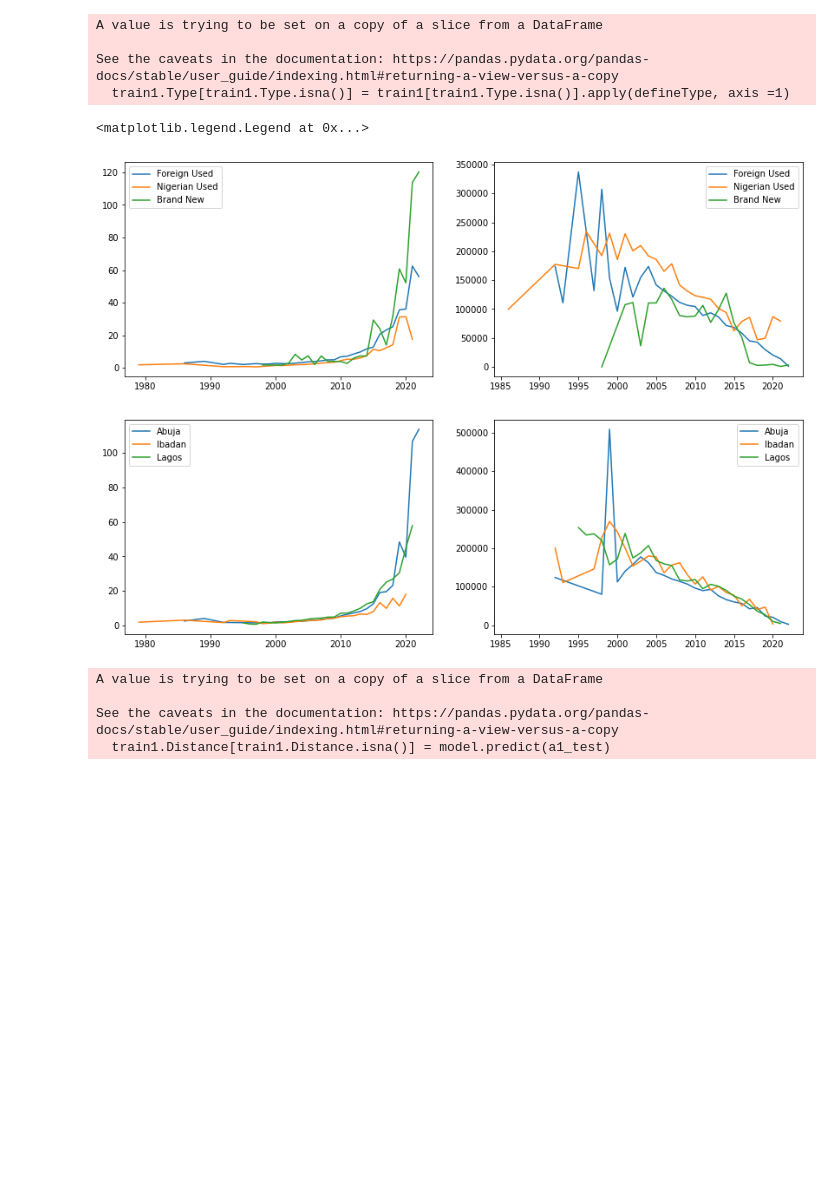
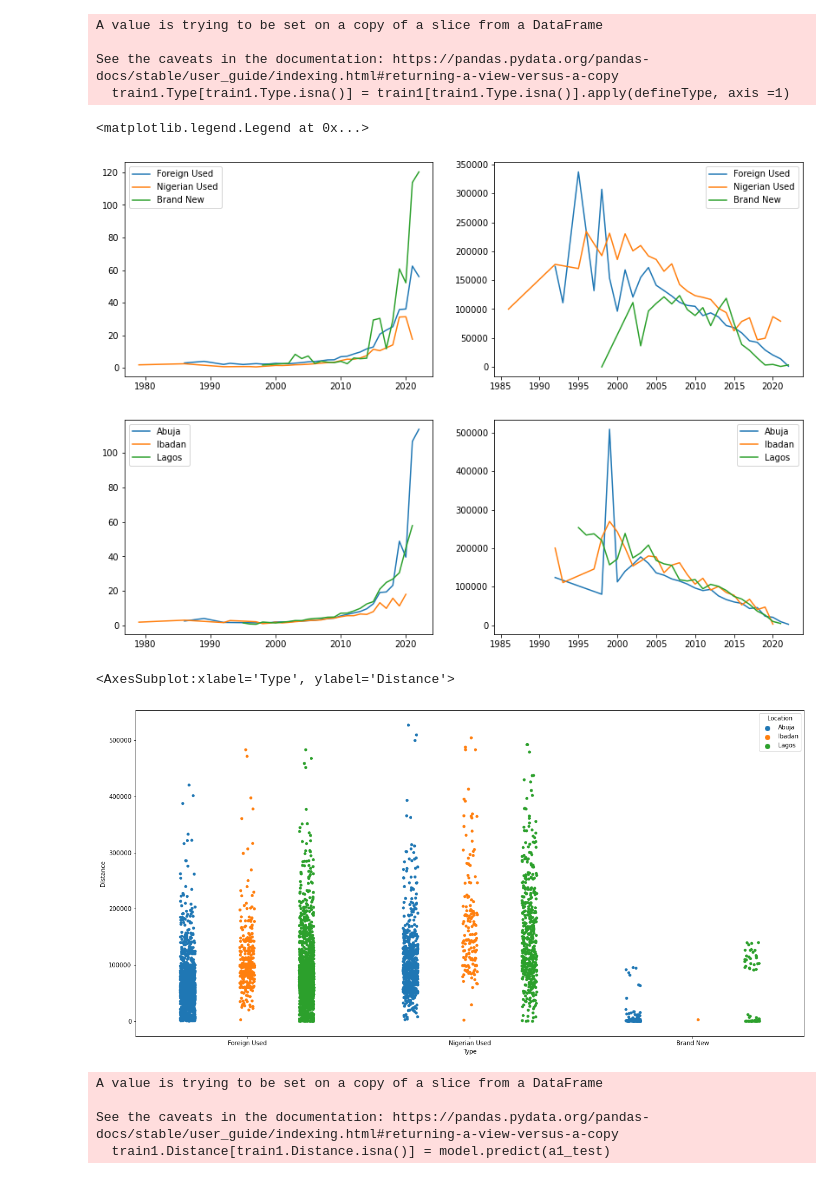
Before and after one commit to gilbertxvictor/Zindi-DSN-Car-Price-Prediction-COmpetion, a Jupyter notebook: TASK 1.IPYNB, the cells around one changed output. Saved outputs shown, nothing was run; the diff lists cells and outputs as text; code cells hidden in the pictures; blank space fills up the shorter version.

```diff
--- a/TASK 1.IPYNB
+++ b/TASK 1.IPYNB
@@ -68,7 +69,7 @@ randYear = lambda x : randint(a,b)
 train.Year[train.Year.isna()] = train.Year[train.Year.isna()].apply(randYear)
 
 ## CONVERT COLUMN TO INTEGER
-train.Year = train.Year.astype(int)
+train.Year = train.Year.astype(float)
 # %% [output]
 A value is trying to be set on a copy of a slice from a DataFrame
 
@@ -150,8 +151,6 @@ A value is trying to be set on a copy of a slice from a DataFrame
 See the caveats in the documentation: https://pandas.pydata.org/pandas-docs/stable/user_guide/indexing.html#returning-a-view-versus-a-copy
   train1.Type[train1.Type.isna()] = train1[train1.Type.isna()].apply(defineType, axis =1)
 # %%
-
-
 plot_objects = plt.subplots(nrows=2, ncols=2, figsize=(14, 10))
 fig, ((ax1, ax2), (ax3, ax4)) = plot_objects
 
@@ -182,7 +181,17 @@ ax4.legend(train1.Location.unique())
 #ax2.title('Distance Distribution by Year and Location')
 # %% [output]
 <matplotlib.legend.Legend at 0x...>
-[figure, old version]
+[figure, new version]
+# %%
+##create a list of verified values of type and distance
+typexDis_noNull = train1[['Type', 'Distance','Location']][(train1.Type.notna()) & (train1.Distance.notna())]
+
+f, ax = plt.subplots(figsize=(20, 10))
+#sns.violinplot(data = typexDis_noNull[typexDis_noNull.Distance < 600000], x='Type', y = 'Distance', hue = 'Location', dodge=True )
+sns.stripplot(data = typexDis_noNull[typexDis_noNull.Distance < 600000], x='Type', y = 'Distance', hue = 'Location', dodge=True )
+# %% [output]
+<AxesSubplot:xlabel='Type', ylabel='Distance'>
+[figure, added]
 # %%
 #FILL MISSING AMOUNTS WITH 'FFILL'
 train1.Amount.fillna(method= 'pad', inplace=True)
```
Also changed, not shown: parts of 37 cells of this notebook.
